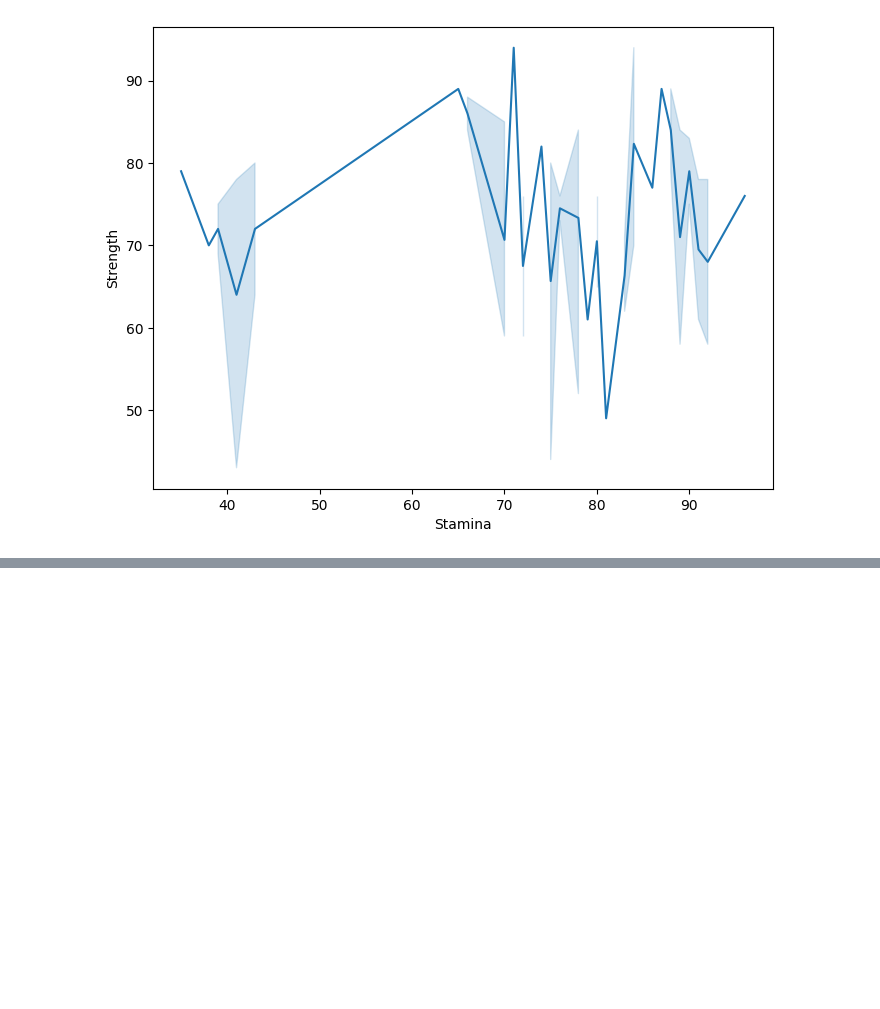
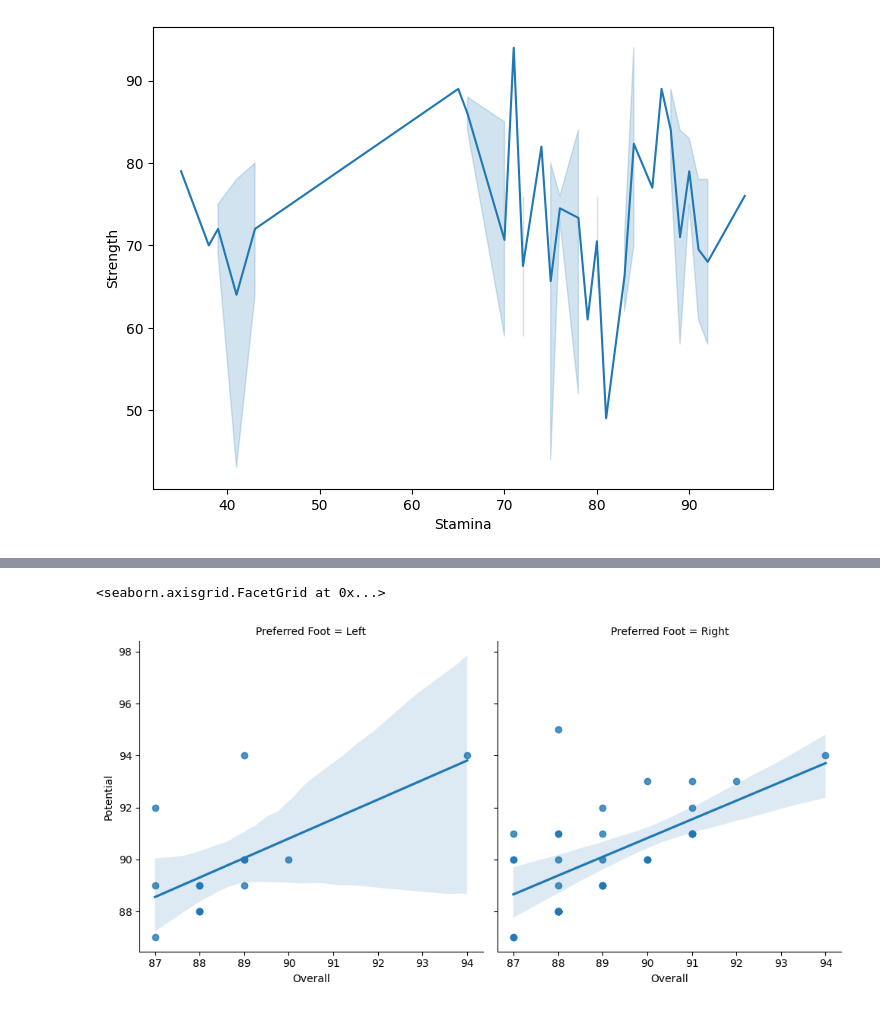
Before and after one commit to aditya051994/6-month-AI-Roadmap_2025, a Jupyter notebook: 3. Project/FIFA_DataAnalysis_Seaborn.ipynb, the cells around one changed output, grey strips where cells are left out. Cells and saved outputs as stored; diff of their text form; code cells hidden in the pictures; blank space fills up the shorter version.

```diff
--- a/3. Project/FIFA_DataAnalysis_Seaborn.ipynb
+++ b/3. Project/FIFA_DataAnalysis_Seaborn.ipynb
@@ -274,0 +275,5 @@ sns.lineplot(x='Age',y='Potential',data=fifa_df,hue='Preferred Foot')
+# %%
+sns.lmplot(x="Overall", y="Potential", col="Preferred Foot", data=fifa_df, col_wrap=2, height=5, aspect=1)
+# %% [output]
+<seaborn.axisgrid.FacetGrid at 0x...>
+[figure, added]
```
Also changed, not shown: parts of 3 cells of this notebook, 13 other files.
